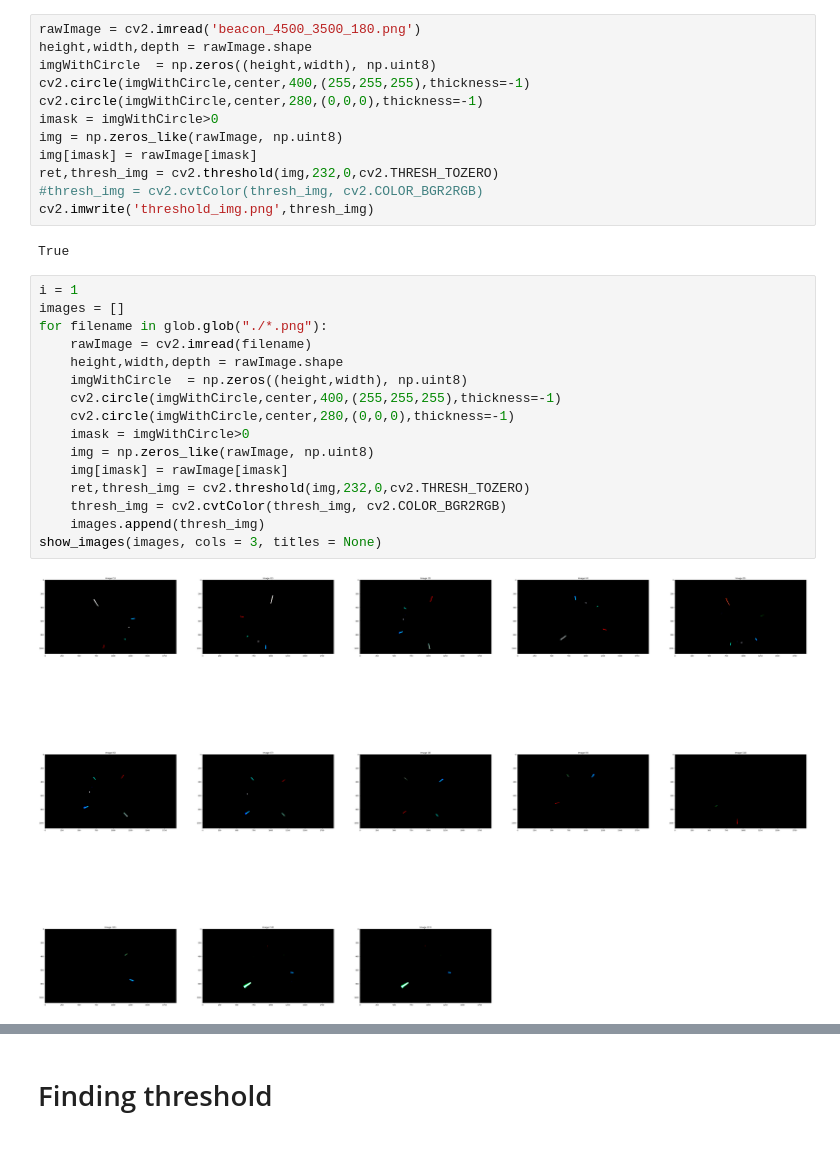
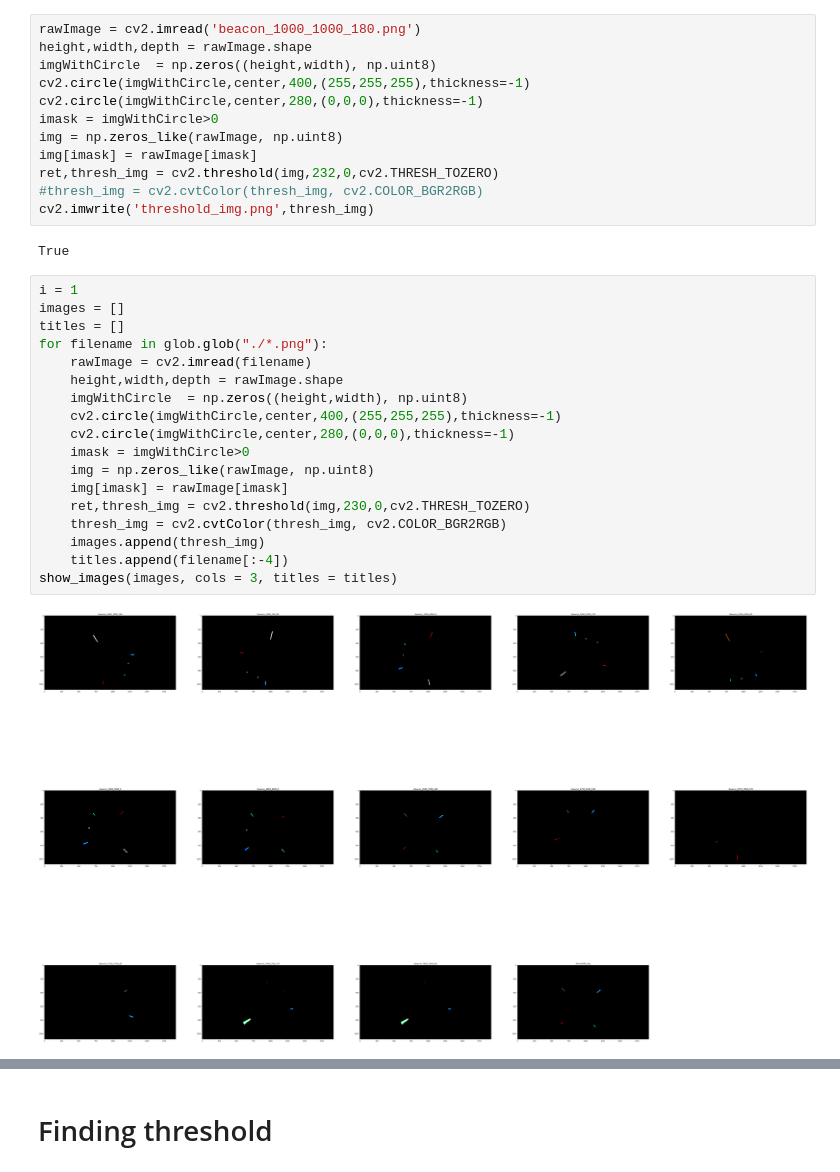
Before and after one commit to Apiquet/Visual_recognition, a Jupyter notebook: images/beacon/Beacon_new_version.ipynb, the cells around one changed output, grey strips where cells are left out. Cells and saved outputs as stored; diff of their text form.

```diff
--- a/images/beacon/Beacon_new_version.ipynb
+++ b/images/beacon/Beacon_new_version.ipynb
@@ -147,5 +161,5 @@ show_images(images, cols = 3, titles = titles)
 # %%
-rawImage = cv2.imread('beacon_4500_3500_180.png')
+rawImage = cv2.imread('beacon_1000_1000_180.png')
 height,width,depth = rawImage.shape
 imgWithCircle  = np.zeros((height,width), np.uint8)
 cv2.circle(imgWithCircle,center,400,(255,255,255),thickness=-1)
@@ -161,21 +175,23 @@ True
 # %%
 i = 1
 images = []
+titles = []
 for filename in glob.glob("./*.png"):
     rawImage = cv2.imread(filename)
     height,width,depth = rawImage.shape
     imgWithCircle  = np.zeros((height,width), np.uint8)
     cv2.circle(imgWithCircle,center,400,(255,255,255),thickness=-1)
     cv2.circle(imgWithCircle,center,280,(0,0,0),thickness=-1)
     imask = imgWithCircle>0
     img = np.zeros_like(rawImage, np.uint8)
     img[imask] = rawImage[imask]
-    ret,thresh_img = cv2.threshold(img,232,0,cv2.THRESH_TOZERO)
+    ret,thresh_img = cv2.threshold(img,230,0,cv2.THRESH_TOZERO)
     thresh_img = cv2.cvtColor(thresh_img, cv2.COLOR_BGR2RGB)
     images.append(thresh_img)
-show_images(images, cols = 3, titles = None)
+    titles.append(filename[:-4])
+show_images(images, cols = 3, titles = titles)
 # %% [output]
-[figure, old version]
+[figure, new version]
 # %%
 
 i = 1
```
Also changed, not shown: parts of 4 cells of this notebook.
